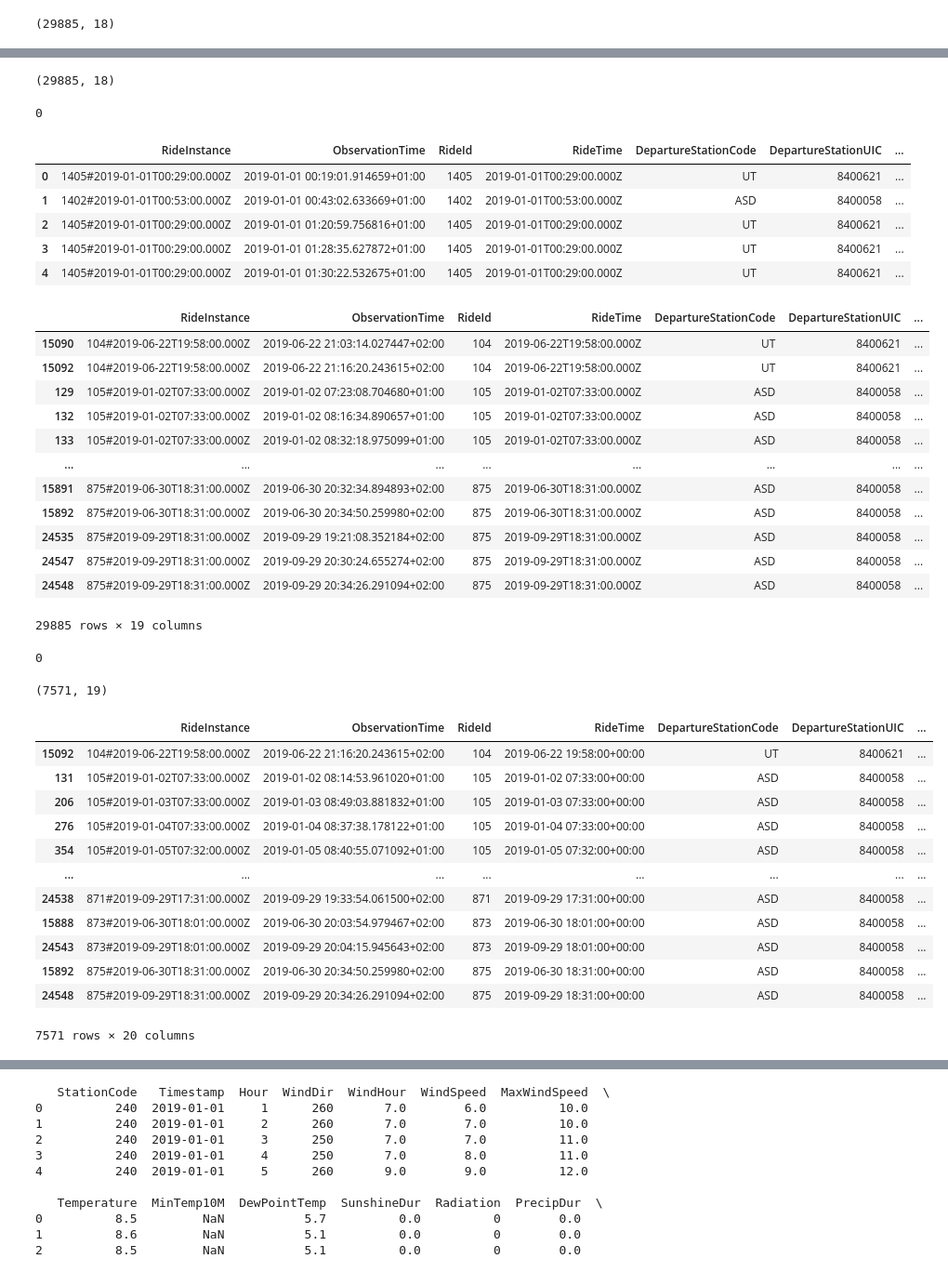
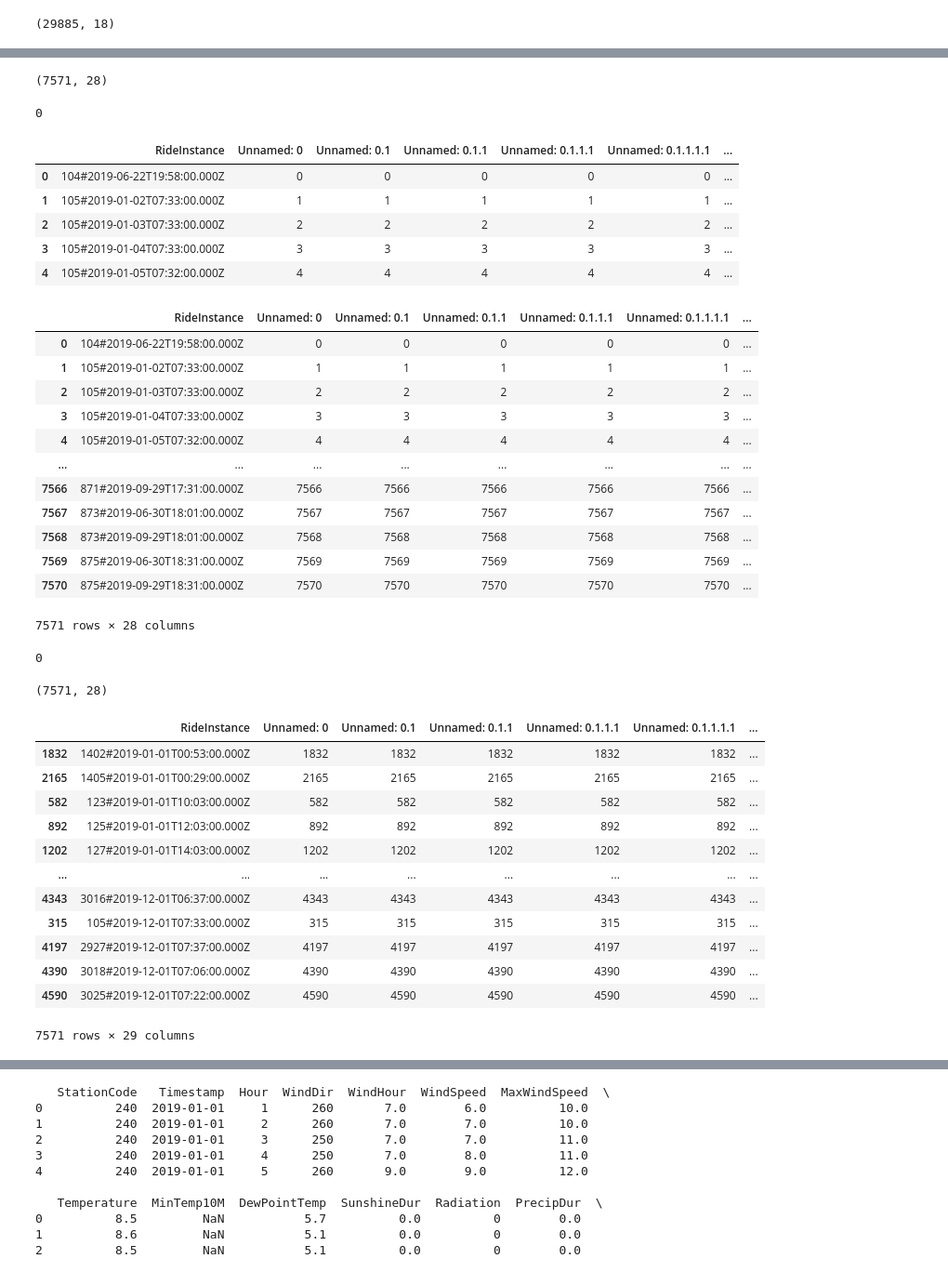
Before and after one commit to BondarencoM/DestinationStation, a Jupyter notebook: provisioning/Data_merge.ipynb, the cells around one changed output, grey strips where cells are left out. Shown at 93% size. Cells and saved outputs as stored; diff of their text form; code cells hidden in the pictures.

```diff
--- a/provisioning/Data_merge.ipynb
+++ b/provisioning/Data_merge.ipynb
@@ -220,6 +221,8 @@ print(dfa.shape) # show the file size kinda
 #                compression=dict(method='zip', archive_name='january.csv'))
 # %% [output]
 (29885, 18)
+# %%
+dfa = pd.read_csv('../assets/data/2019 UT-ASD/2019-parsed-data.csv')
 # %%
 dfa.head()
 # %% [output]
@@ -232,7 +235,7 @@ dfa.head()
 # %%
 dfa.shape
 # %% [output]
-(29885, 18)
+(7571, 28)
 # %%
 dfa.duplicated().sum()
 # %% [output]
@@ -244,29 +247,29 @@ dfa.insert(0, 'RideInstance', dfa.RideId.astype(str) + '#' + dfa.RideTime )
 # %%
 dfa.head()
 # %% [output]
-|  | RideInstance | ObservationTime | RideId | RideTime | DepartureStationCode | DepartureStationUIC | ... |
-| 0 | 1405#2019-01-01T00:29:00.000Z | 2019-01-01 00:19:01.914659+01:00 | 1405 | 2019-01-01T00:29:00.000Z | UT | 8400621 | ... |
-| 1 | 1402#2019-01-01T00:53:00.000Z | 2019-01-01 00:43:02.633669+01:00 | 1402 | 2019-01-01T00:53:00.000Z | ASD | 8400058 | ... |
-| 2 | 1405#2019-01-01T00:29:00.000Z | 2019-01-01 01:20:59.756816+01:00 | 1405 | 2019-01-01T00:29:00.000Z | UT | 8400621 | ... |
-| 3 | 1405#2019-01-01T00:29:00.000Z | 2019-01-01 01:28:35.627872+01:00 | 1405 | 2019-01-01T00:29:00.000Z | UT | 8400621 | ... |
-| 4 | 1405#2019-01-01T00:29:00.000Z | 2019-01-01 01:30:22.532675+01:00 | 1405 | 2019-01-01T00:29:00.000Z | UT | 8400621 | ... |
+|  | RideInstance | Unnamed: 0 | Unnamed: 0.1 | Unnamed: 0.1.1 | Unnamed: 0.1.1.1 | Unnamed: 0.1.1.1.1 | ... |
+| 0 | 104#2019-06-22T19:58:00.000Z | 0 | 0 | 0 | 0 | 0 | ... |
+| 1 | 105#2019-01-02T07:33:00.000Z | 1 | 1 | 1 | 1 | 1 | ... |
+| 2 | 105#2019-01-03T07:33:00.000Z | 2 | 2 | 2 | 2 | 2 | ... |
+| 3 | 105#2019-01-04T07:33:00.000Z | 3 | 3 | 3 | 3 | 3 | ... |
+| 4 | 105#2019-01-05T07:32:00.000Z | 4 | 4 | 4 | 4 | 4 | ... |
 # %%
 dfa.sort_values(['RideInstance', 'ActualArrivalTime'], ascending = True, inplace = True)
 dfa
 # %% [output]
-|  | RideInstance | ObservationTime | RideId | RideTime | DepartureStationCode | DepartureStationUIC | ... |
-| 15090 | 104#2019-06-22T19:58:00.000Z | 2019-06-22 21:03:14.027447+02:00 | 104 | 2019-06-22T19:58:00.000Z | UT | 8400621 | ... |
-| 15092 | 104#2019-06-22T19:58:00.000Z | 2019-06-22 21:16:20.243615+02:00 | 104 | 2019-06-22T19:58:00.000Z | UT | 8400621 | ... |
-| 129 | 105#2019-01-02T07:33:00.000Z | 2019-01-02 07:23:08.704680+01:00 | 105 | 2019-01-02T07:33:00.000Z | ASD | 8400058 | ... |
-| 132 | 105#2019-01-02T07:33:00.000Z | 2019-01-02 08:16:34.890657+01:00 | 105 | 2019-01-02T07:33:00.000Z | ASD | 8400058 | ... |
-| 133 | 105#2019-01-02T07:33:00.000Z | 2019-01-02 08:32:18.975099+01:00 | 105 | 2019-01-02T07:33:00.000Z | ASD | 8400058 | ... |
+|  | RideInstance | Unnamed: 0 | Unnamed: 0.1 | Unnamed: 0.1.1 | Unnamed: 0.1.1.1 | Unnamed: 0.1.1.1.1 | ... |
+| 0 | 104#2019-06-22T19:58:00.000Z | 0 | 0 | 0 | 0 | 0 | ... |
+| 1 | 105#2019-01-02T07:33:00.000Z | 1 | 1 | 1 | 1 | 1 | ... |
+| 2 | 105#2019-01-03T07:33:00.000Z | 2 | 2 | 2 | 2 | 2 | ... |
+| 3 | 105#2019-01-04T07:33:00.000Z | 3 | 3 | 3 | 3 | 3 | ... |
+| 4 | 105#2019-01-05T07:32:00.000Z | 4 | 4 | 4 | 4 | 4 | ... |
 | ... | ... | ... | ... | ... | ... | ... | ... |
-| 15891 | 875#2019-06-30T18:31:00.000Z | 2019-06-30 20:32:34.894893+02:00 | 875 | 2019-06-30T18:31:00.000Z | ASD | 8400058 | ... |
-| 15892 | 875#2019-06-30T18:31:00.000Z | 2019-06-30 20:34:50.259980+02:00 | 875 | 2019-06-30T18:31:00.000Z | ASD | 8400058 | ... |
-| 24535 | 875#2019-09-29T18:31:00.000Z | 2019-09-29 19:21:08.352184+02:00 | 875 | 2019-09-29T18:31:00.000Z | ASD | 8400058 | ... |
-| 24547 | 875#2019-09-29T18:31:00.000Z | 2019-09-29 20:30:24.655274+02:00 | 875 | 2019-09-29T18:31:00.000Z | ASD | 8400058 | ... |
-| 24548 | 875#2019-09-29T18:31:00.000Z | 2019-09-29 20:34:26.291094+02:00 | 875 | 2019-09-29T18:31:00.000Z | ASD | 8400058 | ... |
+| 7566 | 871#2019-09-29T17:31:00.000Z | 7566 | 7566 | 7566 | 7566 | 7566 | ... |
+| 7567 | 873#2019-06-30T18:01:00.000Z | 7567 | 7567 | 7567 | 7567 | 7567 | ... |
+| 7568 | 873#2019-09-29T18:01:00.000Z | 7568 | 7568 | 7568 | 7568 | 7568 | ... |
+| 7569 | 875#2019-06-30T18:31:00.000Z | 7569 | 7569 | 7569 | 7569 | 7569 | ... |
+| 7570 | 875#2019-09-29T18:31:00.000Z | 7570 | 7570 | 7570 | 7570 | 7570 | ... |
-29885 rows × 19 columns
+7571 rows × 28 columns
 # %%
 dfa.drop_duplicates('RideInstance', keep='last', inplace = True)
 # %%
@@ -276,30 +279,30 @@ dfa.duplicated(subset = ['RideInstance']).sum()
 # %%
 dfa.shape
 # %% [output]
-(7571, 19)
+(7571, 28)
 # %%
 dfa.to_csv('../assets/data/2019 UT-ASD/2019-parsed-data.csv')
-# %%
- dfa['WeatherKey'] = dfa['RideTime'].dt.strftime('%Y-%m-%d-%H')
 # %%
 dfa['RideTime'].dtype
 dfa['RideTime'] = pd.to_datetime(dfa['RideTime'])
+# %%
+ dfa['WeatherKey'] = dfa['RideTime'].dt.strftime('%Y-%m-%d') + '-' + (dfa['RideTime'].dt.hour.astype(int) + 1).astype(str)
 # %%
-dfa
+dfa.sort_values('WeatherKey')
 # %% [output]
-|  | RideInstance | ObservationTime | RideId | RideTime | DepartureStationCode | DepartureStationUIC | ... |
-| 15092 | 104#2019-06-22T19:58:00.000Z | 2019-06-22 21:16:20.243615+02:00 | 104 | 2019-06-22 19:58:00+00:00 | UT | 8400621 | ... |
-| 131 | 105#2019-01-02T07:33:00.000Z | 2019-01-02 08:14:53.961020+01:00 | 105 | 2019-01-02 07:33:00+00:00 | ASD | 8400058 | ... |
-| 206 | 105#2019-01-03T07:33:00.000Z | 2019-01-03 08:49:03.881832+01:00 | 105 | 2019-01-03 07:33:00+00:00 | ASD | 8400058 | ... |
-| 276 | 105#2019-01-04T07:33:00.000Z | 2019-01-04 08:37:38.178122+01:00 | 105 | 2019-01-04 07:33:00+00:00 | ASD | 8400058 | ... |
-| 354 | 105#2019-01-05T07:32:00.000Z | 2019-01-05 08:40:55.071092+01:00 | 105 | 2019-01-05 07:32:00+00:00 | ASD | 8400058 | ... |
+|  | RideInstance | Unnamed: 0 | Unnamed: 0.1 | Unnamed: 0.1.1 | Unnamed: 0.1.1.1 | Unnamed: 0.1.1.1.1 | ... |
+| 1832 | 1402#2019-01-01T00:53:00.000Z | 1832 | 1832 | 1832 | 1832 | 1832 | ... |
+| 2165 | 1405#2019-01-01T00:29:00.000Z | 2165 | 2165 | 2165 | 2165 | 2165 | ... |
+| 582 | 123#2019-01-01T10:03:00.000Z | 582 | 582 | 582 | 582 | 582 | ... |
+| 892 | 125#2019-01-01T12:03:00.000Z | 892 | 892 | 892 | 892 | 892 | ... |
+| 1202 | 127#2019-01-01T14:03:00.000Z | 1202 | 1202 | 1202 | 1202 | 1202 | ... |
 | ... | ... | ... | ... | ... | ... | ... | ... |
-| 24538 | 871#2019-09-29T17:31:00.000Z | 2019-09-29 19:33:54.061500+02:00 | 871 | 2019-09-29 17:31:00+00:00 | ASD | 8400058 | ... |
-| 15888 | 873#2019-06-30T18:01:00.000Z | 2019-06-30 20:03:54.979467+02:00 | 873 | 2019-06-30 18:01:00+00:00 | ASD | 8400058 | ... |
-| 24543 | 873#2019-09-29T18:01:00.000Z | 2019-09-29 20:04:15.945643+02:00 | 873 | 2019-09-29 18:01:00+00:00 | ASD | 8400058 | ... |
-| 15892 | 875#2019-06-30T18:31:00.000Z | 2019-06-30 20:34:50.259980+02:00 | 875 | 2019-06-30 18:31:00+00:00 | ASD | 8400058 | ... |
-| 24548 | 875#2019-09-29T18:31:00.000Z | 2019-09-29 20:34:26.291094+02:00 | 875 | 2019-09-29 18:31:00+00:00 | ASD | 8400058 | ... |
+| 4343 | 3016#2019-12-01T06:37:00.000Z | 4343 | 4343 | 4343 | 4343 | 4343 | ... |
+| 315 | 105#2019-12-01T07:33:00.000Z | 315 | 315 | 315 | 315 | 315 | ... |
+| 4197 | 2927#2019-12-01T07:37:00.000Z | 4197 | 4197 | 4197 | 4197 | 4197 | ... |
+| 4390 | 3018#2019-12-01T07:06:00.000Z | 4390 | 4390 | 4390 | 4390 | 4390 | ... |
+| 4590 | 3025#2019-12-01T07:22:00.000Z | 4590 | 4590 | 4590 | 4590 | 4590 | ... |
-7571 rows × 20 columns
+7571 rows × 29 columns
 # %%
 dfa_weather_U = pd.read_csv('../assets/data/de_bilt_weather_2019.csv')
 dfa_weather_A = pd.read_csv('../assets/data/schiphol_weather_2019.csv')
```
Also changed, not shown: parts of 26 cells of this notebook, 1 other file.
